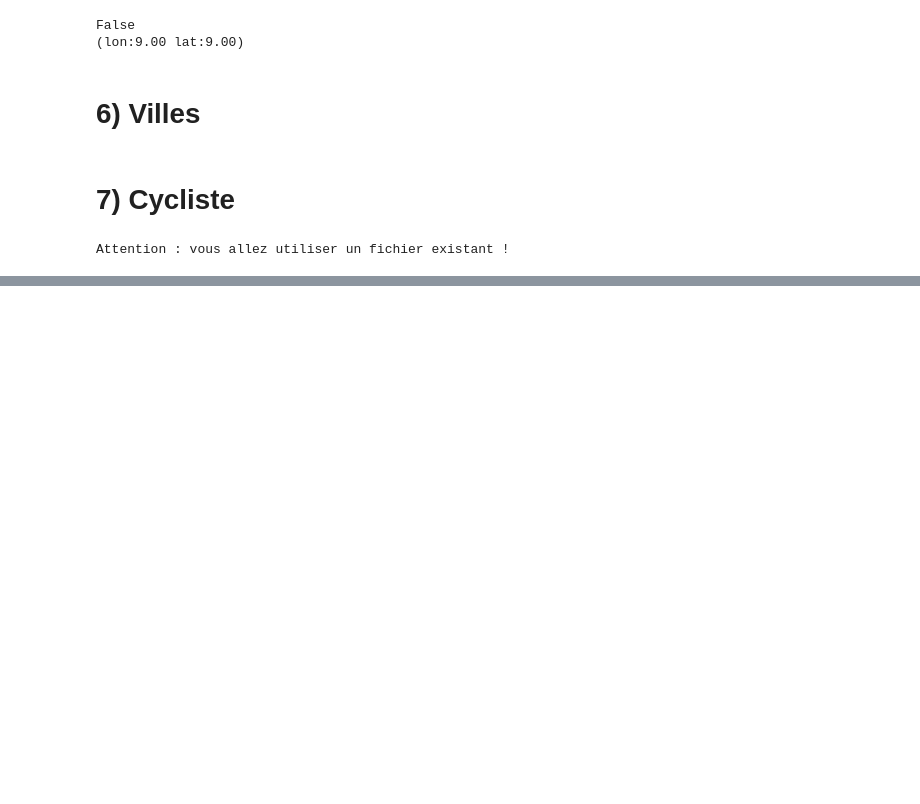
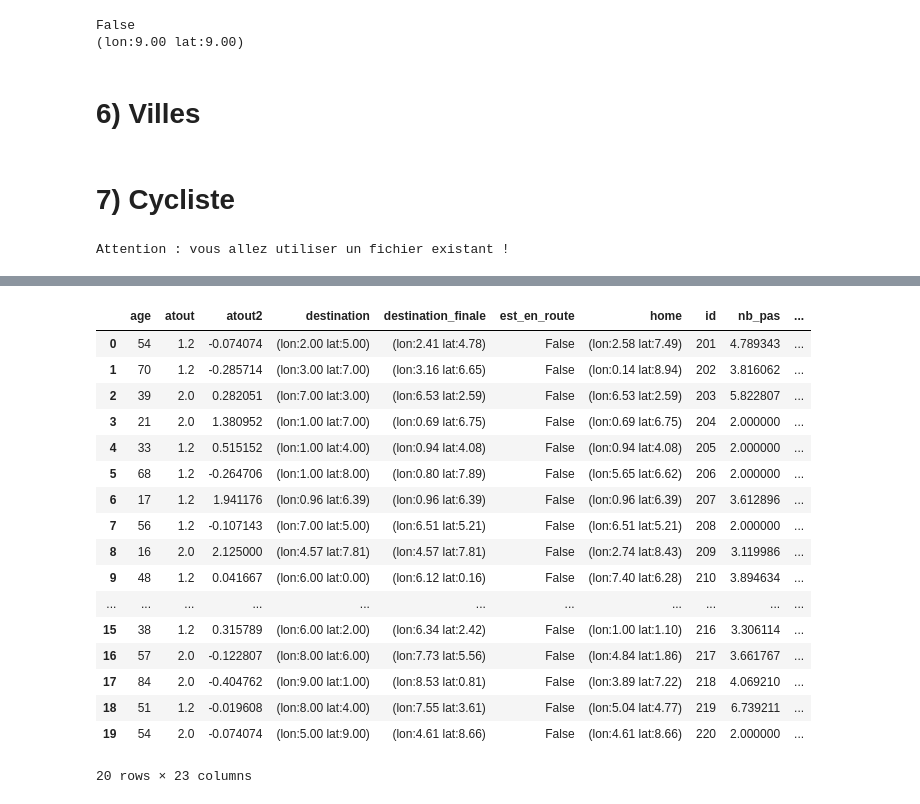
Before and after one commit to romainjouin/formation_python, a Jupyter notebook: 01_velib.ipynb, the cells around one changed output, grey strips where cells are left out. Drawn from its saved outputs; the diff is of its cells as text; code cells hidden in the pictures; blank space fills up the shorter version.

```diff
--- a/01_velib.ipynb
+++ b/01_velib.ipynb
@@ -695,3 +757,27 @@ perfo_des_cyclistes
+# %%
+import pandas as pd
+df = pd.DataFrame([c.__dict__ for c in v.cyclistes])
+df.to_csv("cyclistes_infos.csv")
+df
+# %% [output]
+|  | age | atout | atout2 | destination | destination_finale | est_en_route | home | id | nb_pas | ... |
+| 0 | 54 | 1.2 | -0.074074 | (lon:2.00 lat:5.00) | (lon:2.41 lat:4.78) | False | (lon:2.58 lat:7.49) | 201 | 4.789343 | ... |
+| 1 | 70 | 1.2 | -0.285714 | (lon:3.00 lat:7.00) | (lon:3.16 lat:6.65) | False | (lon:0.14 lat:8.94) | 202 | 3.816062 | ... |
+| 2 | 39 | 2.0 | 0.282051 | (lon:7.00 lat:3.00) | (lon:6.53 lat:2.59) | False | (lon:6.53 lat:2.59) | 203 | 5.822807 | ... |
+| 3 | 21 | 2.0 | 1.380952 | (lon:1.00 lat:7.00) | (lon:0.69 lat:6.75) | False | (lon:0.69 lat:6.75) | 204 | 2.000000 | ... |
+| 4 | 33 | 1.2 | 0.515152 | (lon:1.00 lat:4.00) | (lon:0.94 lat:4.08) | False | (lon:0.94 lat:4.08) | 205 | 2.000000 | ... |
+| 5 | 68 | 1.2 | -0.264706 | (lon:1.00 lat:8.00) | (lon:0.80 lat:7.89) | False | (lon:5.65 lat:6.62) | 206 | 2.000000 | ... |
+| 6 | 17 | 1.2 | 1.941176 | (lon:0.96 lat:6.39) | (lon:0.96 lat:6.39) | False | (lon:0.96 lat:6.39) | 207 | 3.612896 | ... |
+| 7 | 56 | 1.2 | -0.107143 | (lon:7.00 lat:5.00) | (lon:6.51 lat:5.21) | False | (lon:6.51 lat:5.21) | 208 | 2.000000 | ... |
+| 8 | 16 | 2.0 | 2.125000 | (lon:4.57 lat:7.81) | (lon:4.57 lat:7.81) | False | (lon:2.74 lat:8.43) | 209 | 3.119986 | ... |
+| 9 | 48 | 1.2 | 0.041667 | (lon:6.00 lat:0.00) | (lon:6.12 lat:0.16) | False | (lon:7.40 lat:6.28) | 210 | 3.894634 | ... |
+| ... | ... | ... | ... | ... | ... | ... | ... | ... | ... | ... |
+| 15 | 38 | 1.2 | 0.315789 | (lon:6.00 lat:2.00) | (lon:6.34 lat:2.42) | False | (lon:1.00 lat:1.10) | 216 | 3.306114 | ... |
+| 16 | 57 | 2.0 | -0.122807 | (lon:8.00 lat:6.00) | (lon:7.73 lat:5.56) | False | (lon:4.84 lat:1.86) | 217 | 3.661767 | ... |
+| 17 | 84 | 2.0 | -0.404762 | (lon:9.00 lat:1.00) | (lon:8.53 lat:0.81) | False | (lon:3.89 lat:7.22) | 218 | 4.069210 | ... |
+| 18 | 51 | 1.2 | -0.019608 | (lon:8.00 lat:4.00) | (lon:7.55 lat:3.61) | False | (lon:5.04 lat:4.77) | 219 | 6.739211 | ... |
+| 19 | 54 | 2.0 | -0.074074 | (lon:5.00 lat:9.00) | (lon:4.61 lat:8.66) | False | (lon:4.61 lat:8.66) | 220 | 2.000000 | ... |
+20 rows × 23 columns
 # %%
 import pandas as pd
 velo_des_stations  = [velo for station in v.prestataire.reseau for velo in station.velos]
```
Also changed, not shown: parts of 36 cells of this notebook.
